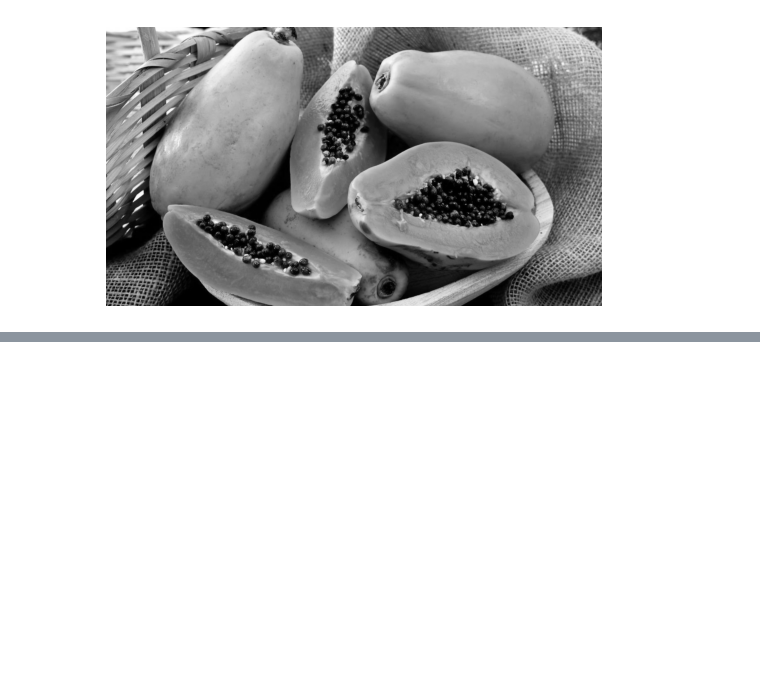
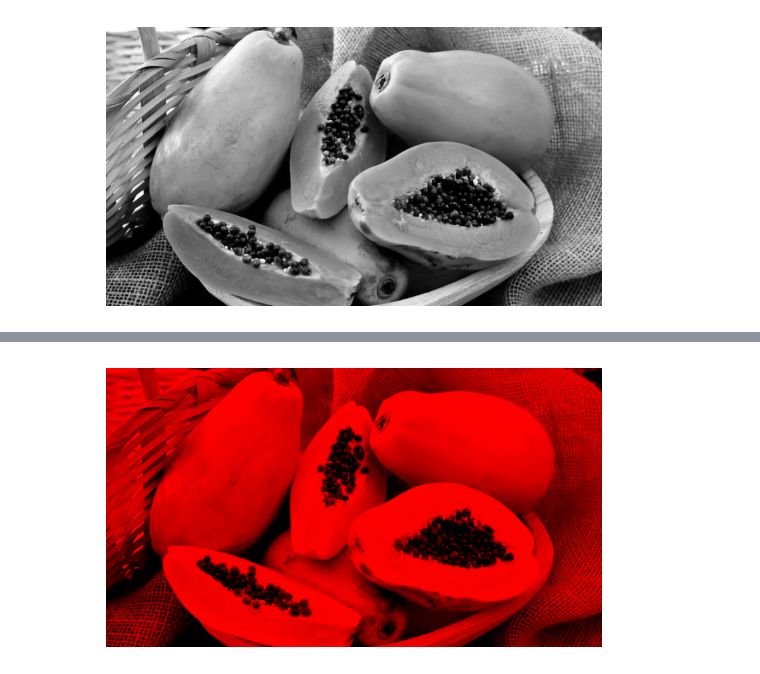
Before and after one commit to pizza2u/Python, a Jupyter notebook: Bibliotecas/Biblioteca PIL/2/2.ipynb, the cells around one changed output, grey strips where cells are left out. Drawn from its saved outputs; the diff is of its cells as text; code cells hidden in the pictures; blank space fills up the shorter version.

```diff
--- a/Bibliotecas/Biblioteca PIL/2/2.ipynb
+++ b/Bibliotecas/Biblioteca PIL/2/2.ipynb
@@ -83,0 +86,3 @@ plt.show()
+# %%
+red, green, blue = img.split()
+red.mode
@@ -83,0 +103,24 @@ plt.show()
+# %%
+zeroed_band = red.point(lambda _: 0)
+
+red_merge = Image.merge(
+    "RGB", (red, zeroed_band, zeroed_band)
+)
+
+green_merge = Image.merge(
+    "RGB", (zeroed_band, green, zeroed_band)
+)
+
+blue_merge = Image.merge(
+    "RGB", (zeroed_band, zeroed_band, blue)
+)
+
+red_merge.show()
+green_merge.show()
+blue_merge.show()
+# %%
+plt.imshow(red_merge)
+plt.axis('off')
+plt.show()
+# %% [output]
+[figure, added]
```
Also changed, not shown: parts of 7 cells of this notebook.
